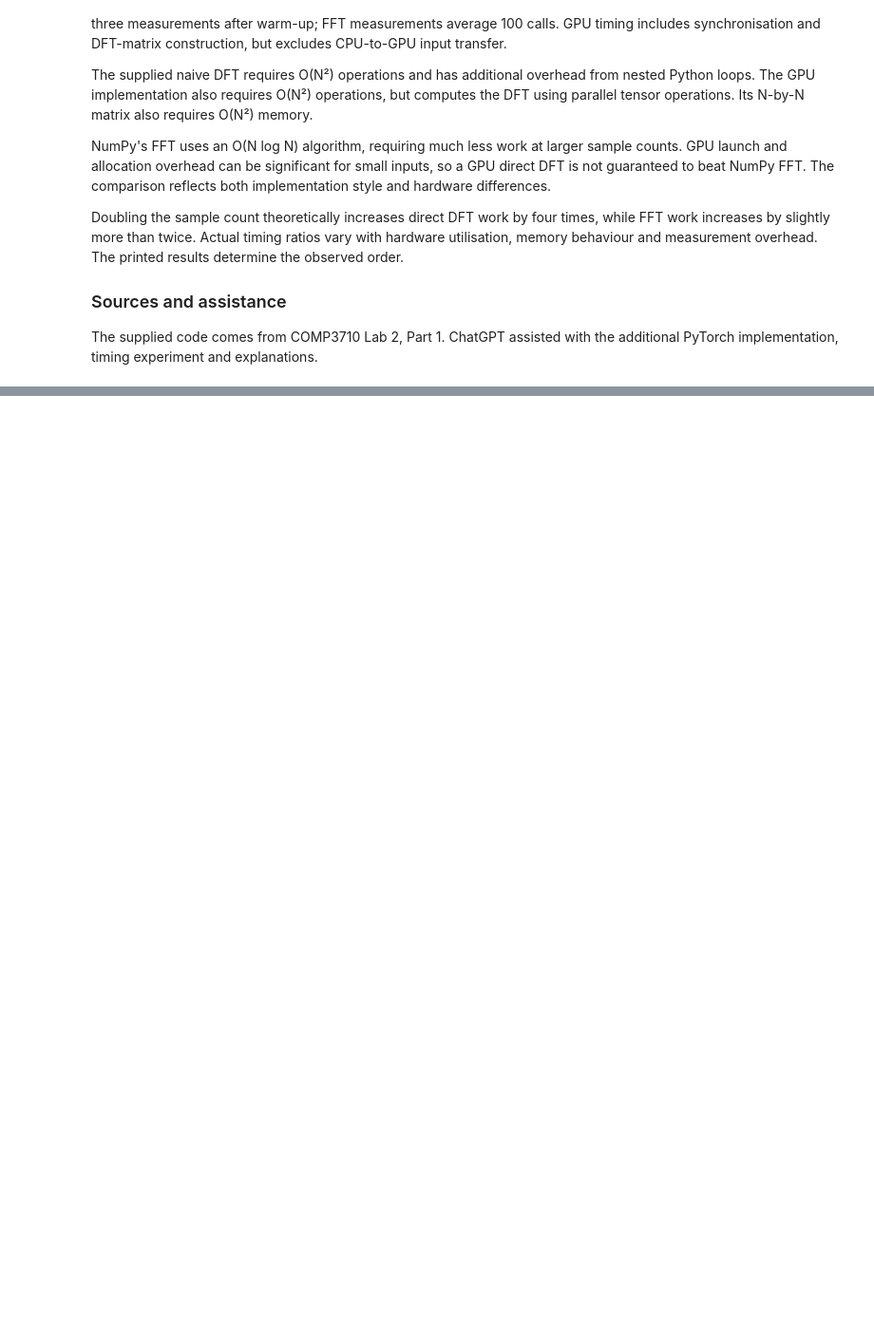
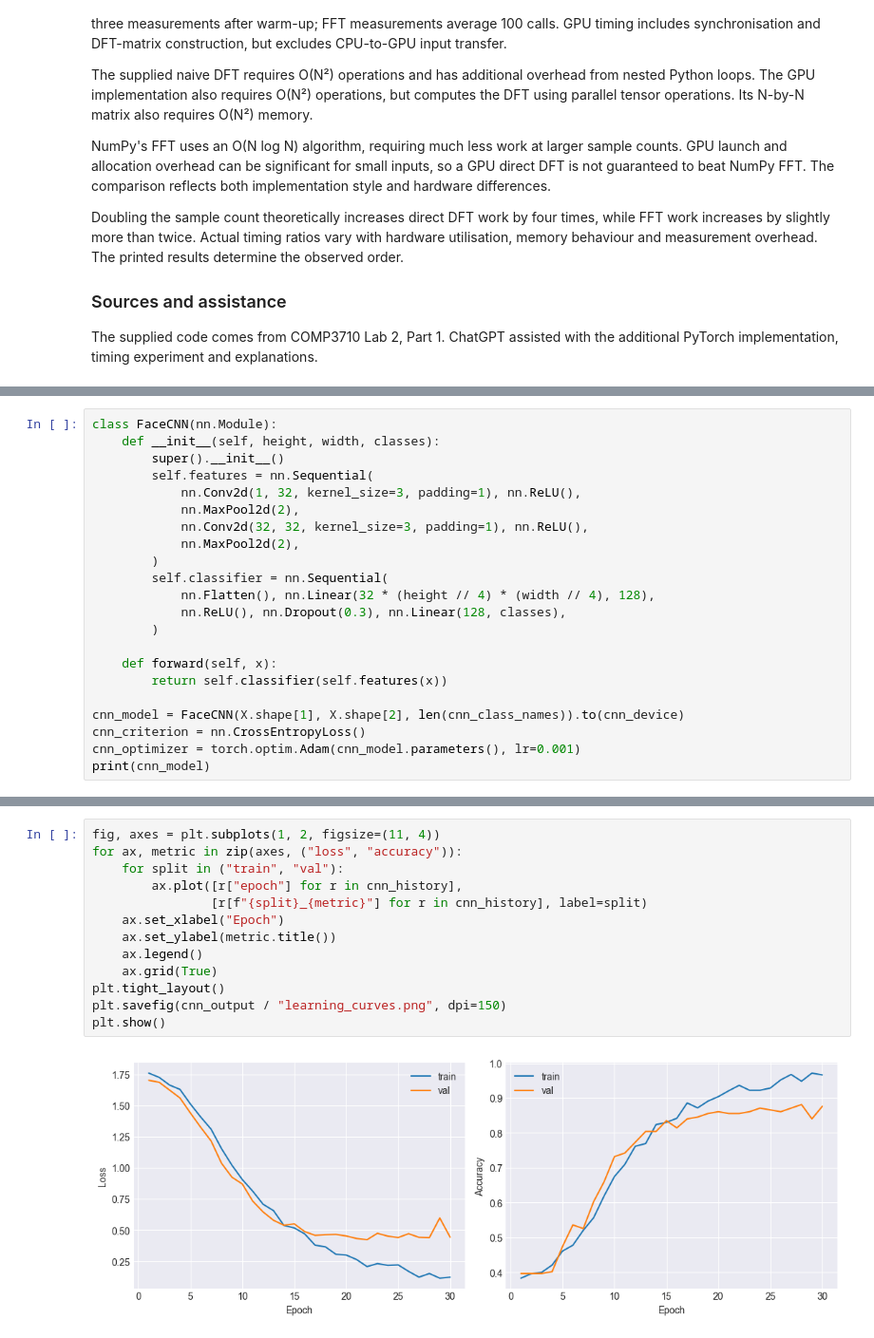
Before and after one commit to izzydharma/comp3710_lab2, a Jupyter notebook: lab2.ipynb, the cells around one changed output, grey strips where cells are left out. Shown at 95% size. Drawn from its saved outputs; the diff is of its cells as text; blank space fills up the shorter version.

```diff
--- a/lab2.ipynb
+++ b/lab2.ipynb
@@ -415,0 +675,22 @@ the additional PyTorch implementation, timing experiment and explanations.
+# %%
+class FaceCNN(nn.Module):
+    def __init__(self, height, width, classes):
+        super().__init__()
+        self.features = nn.Sequential(
+            nn.Conv2d(1, 32, kernel_size=3, padding=1), nn.ReLU(),
+            nn.MaxPool2d(2),
+            nn.Conv2d(32, 32, kernel_size=3, padding=1), nn.ReLU(),
+            nn.MaxPool2d(2),
+        )
+        self.classifier = nn.Sequential(
+            nn.Flatten(), nn.Linear(32 * (height // 4) * (width // 4), 128),
+            nn.ReLU(), nn.Dropout(0.3), nn.Linear(128, classes),
+        )
+
+    def forward(self, x):
+        return self.classifier(self.features(x))
+
+cnn_model = FaceCNN(X.shape[1], X.shape[2], len(cnn_class_names)).to(cnn_device)
+cnn_criterion = nn.CrossEntropyLoss()
+cnn_optimizer = torch.optim.Adam(cnn_model.parameters(), lr=0.001)
+print(cnn_model)
@@ -415,0 +782,15 @@ the additional PyTorch implementation, timing experiment and explanations.
+# %%
+fig, axes = plt.subplots(1, 2, figsize=(11, 4))
+for ax, metric in zip(axes, ("loss", "accuracy")):
+    for split in ("train", "val"):
+        ax.plot([r["epoch"] for r in cnn_history],
+                [r[f"{split}_{metric}"] for r in cnn_history], label=split)
+    ax.set_xlabel("Epoch")
+    ax.set_ylabel(metric.title())
+    ax.legend()
+    ax.grid(True)
+plt.tight_layout()
+plt.savefig(cnn_output / "learning_curves.png", dpi=150)
+plt.show()
+# %% [output]
+[figure, added]
```
Also changed, not shown: parts of 16 cells of this notebook.
